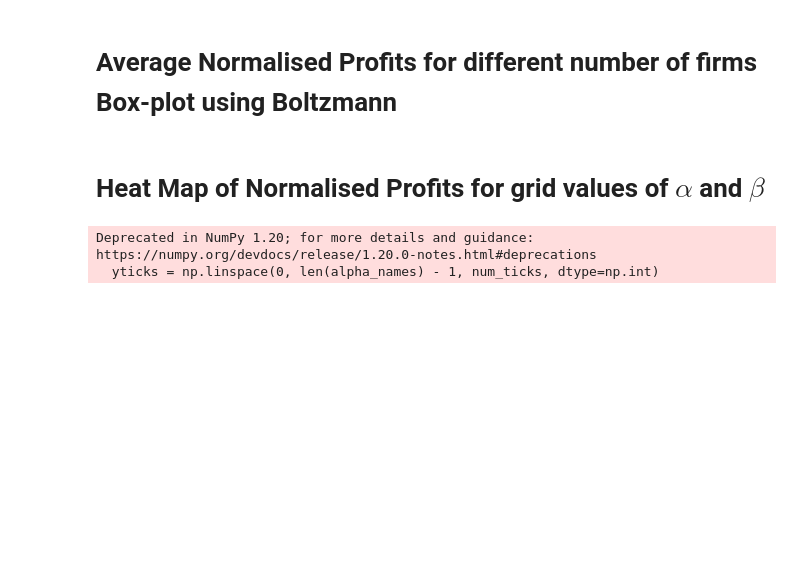
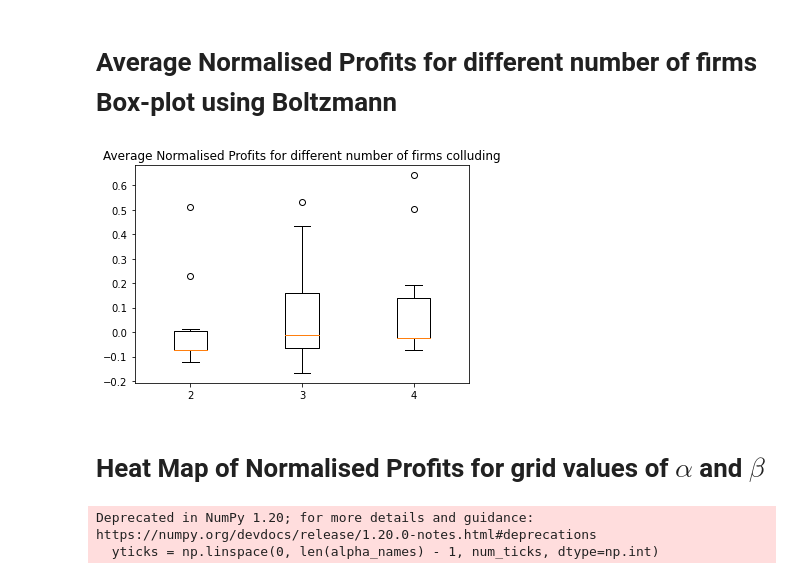
Before and after one commit to weehan299/multiagenteconomicssimulation, a Jupyter notebook: Data Analysis of Results.ipynb, the cells around one changed output. Cells and saved outputs as stored; diff of their text form; code cells hidden in the pictures; blank space fills up the shorter version.

```diff
--- a/Data Analysis of Results.ipynb
+++ b/Data Analysis of Results.ipynb
@@ -150,6 +179,15 @@ for i in range(10):
     three_firm.append(main.run(num_agent=3).normalised_profits.mean())
 for i in range(10):
     four_firm.append(main.run(num_agent=4).normalised_profits.mean())
+# %%
+df = pd.DataFrame({"2":two_firm, "3":three_firm, "4":four_firm})
+
+plt.title("Average Normalised Profits for different number of firms colluding")
+plt.boxplot(df)
+plt.xticks([1, 2, 3], ["2","3","4"])
+plt.show()
+# %% [output]
+[figure, added]
 # %% [markdown]
 # Heat Map of Normalised Profits for grid values of $\alpha$ and $\beta$
 # %%
```
Also changed, not shown: parts of 10 cells of this notebook, 4 other files.
